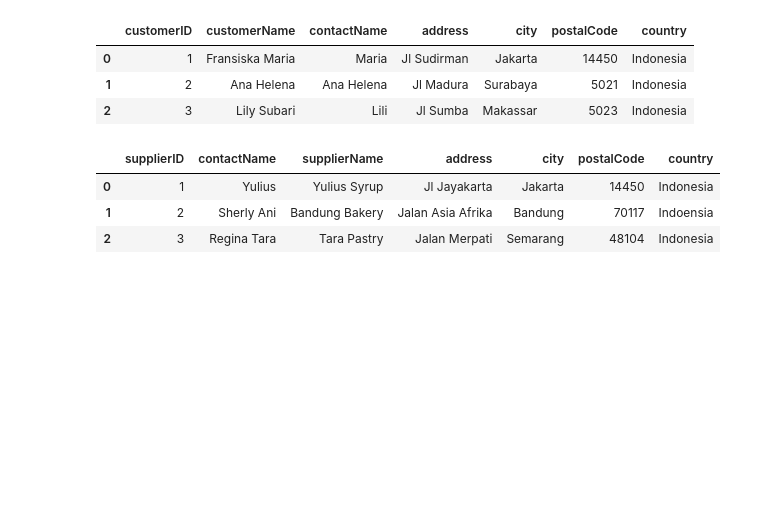
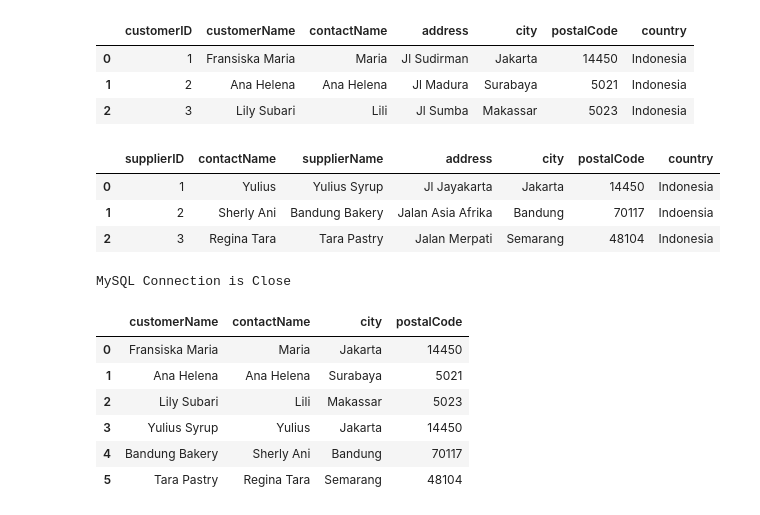
Before and after one commit to UsepSyaikalArifin/SQL-Python, a Jupyter notebook: Fundamental SQL Using INNER JOIN and UNION/Jupyter Notebook/main.ipynb, the cells around one changed output. Saved outputs shown, nothing was run; the diff lists cells and outputs as text; code cells hidden in the pictures; blank space fills up the shorter version.

Commit message:
Fundamental SQL Using Select Statement

```diff
--- a/Fundamental SQL Using INNER JOIN and UNION/Jupyter Notebook/main.ipynb
+++ b/Fundamental SQL Using INNER JOIN and UNION/Jupyter Notebook/main.ipynb
@@ -683,3 +683,37 @@ MySQL Connection is Close
 | 0 | 1 | Yulius | Yulius Syrup | Jl Jayakarta | Jakarta | 14450 | Indonesia |
 | 1 | 2 | Sherly Ani | Bandung Bakery | Jalan Asia Afrika | Bandung | 70117 | Indoensia |
 | 2 | 3 | Regina Tara | Tara Pastry | Jalan Merpati | Semarang | 48104 | Indonesia |
+# %%
+import mysql.connector as db
+import pandas as pd
+from IPython.display import display
+
+connection = db.connect(
+                        host="localhost",
+                        database="dqlab_academy",
+                        user="root",
+                        password="MySQL"
+                        )
+
+sql_customers_union_supplier = """select customerName, contactName, city, postalCode
+                                  from Customers
+                                  union
+                                  select supplierName, contactName, city, postalCode
+                                  from supplier"""
+
+df_sql_customers_union_supplier = pd.read_sql(sql_customers_union_supplier, connection)
+
+if connection.is_connected():
+    connection.close()
+    print("MySQL Connection is Close")
+
+display(df_sql_customers_union_supplier)
+# %% [output]
+MySQL Connection is Close
+|  | customerName | contactName | city | postalCode |
+| 0 | Fransiska Maria | Maria | Jakarta | 14450 |
+| 1 | Ana Helena | Ana Helena | Surabaya | 5021 |
+| 2 | Lily Subari | Lili | Makassar | 5023 |
+| 3 | Yulius Syrup | Yulius | Jakarta | 14450 |
+| 4 | Bandung Bakery | Sherly Ani | Bandung | 70117 |
+| 5 | Tara Pastry | Regina Tara | Semarang | 48104 |
```
Also changed, not shown: 1 other file.
